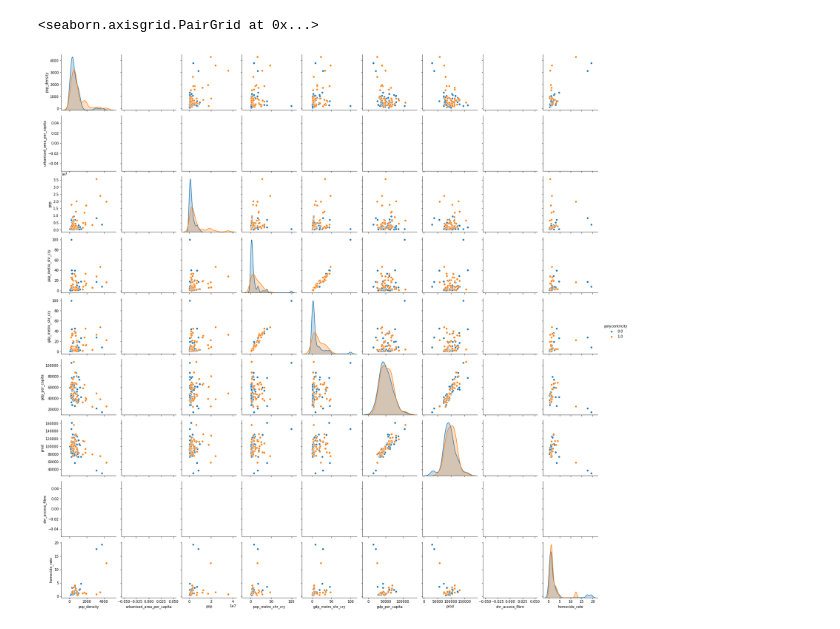
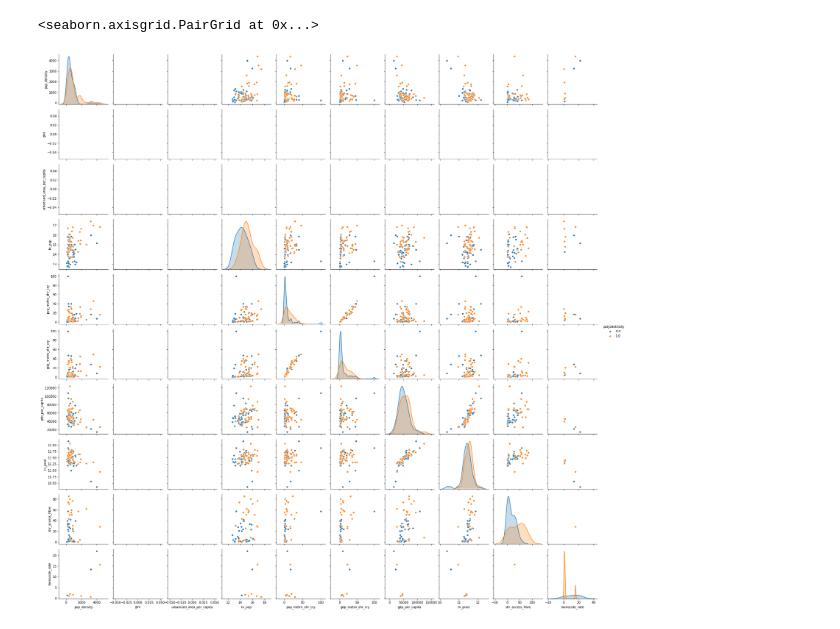
Before and after one commit to 107SBakst/107SBakst.github.io, a Jupyter notebook: Python/project_chart3_oecd2.ipynb, the cells around one changed output. Cells and saved outputs as stored; diff of their text form; code cells hidden in the pictures.

```diff
--- a/Python/project_chart3_oecd2.ipynb
+++ b/Python/project_chart3_oecd2.ipynb
@@ -30,6 +39,9 @@ df[['id','name']] = df['metro_area'].str.split(':', 1, expand=True) #split metro
 #Convert all numeric columns to float dtype.
 for i in ['year','pop_density','pop_density_core','pop_density_hinterland','urbanised_area_per_capita','pop','pop_core','pop_hinterland','gr_index_pop','pop_metro_shr_cry','gdp_metro_shr_cry','gdp_per_capita','prod','gini','poverty_rate','shr_access_fibre','homocide_rate','shr_pop_core_pm2.5>25','tree_cover_shr_core_area']:
     df[i] = df[i].astype('float')
+for i in ['pop_density','pop_density_core','pop_density_hinterland','urbanised_area_per_capita','pop','pop_core','pop_hinterland','gr_index_pop','pop_metro_shr_cry','gdp_metro_shr_cry','gdp_per_capita','prod','gini','poverty_rate','shr_access_fibre','homocide_rate','shr_pop_core_pm2.5>25','tree_cover_shr_core_area']:
+    df[i + '_ln'] = np.log(df[i])
+
 df1 = df
 df1.to_csv(r'C:\Users\vw191\OneDrive\Documents\GitHub\107SBakst.github.io\data\oecd_metro.csv')
 #https://raw.githubusercontent.com/107SBakst/107SBakst.github.io/main/data/oecd_metro.csv
@@ -46,8 +67,8 @@ Index(['metro_area', 'year', 'pop_density', 'pop_density_core',
 # %%
-df2 = df[df['year'] == 2015]
-sns.pairplot(data=df2[['pop_density','urbanised_area_per_capita','pop','pop_metro_shr_cry','gdp_metro_shr_cry','gdp_per_capita','prod','shr_access_fibre','homocide_rate','polycentricity']], hue='polycentricity')
+df2 = df[df['year'] == 2018]
+sns.pairplot(data=df2[['pop_density','gini','urbanised_area_per_capita','ln_pop','pop_metro_shr_cry','gdp_metro_shr_cry','gdp_per_capita','ln_prod','shr_access_fibre','homocide_rate','polycentricity']], hue='polycentricity')
 # %% [output]
 <seaborn.axisgrid.PairGrid at 0x...>
-[figure, old version]
+[figure, new version]
 # %%
 sns.pairplot(data=df1[['pop_density','urbanised_area_per_capita','pop','pop_metro_shr_cry','gdp_metro_shr_cry','gdp_per_capita','prod','shr_access_fibre','homocide_rate']])
```
Also changed, not shown: parts of 5 cells of this notebook, 1 other file.
